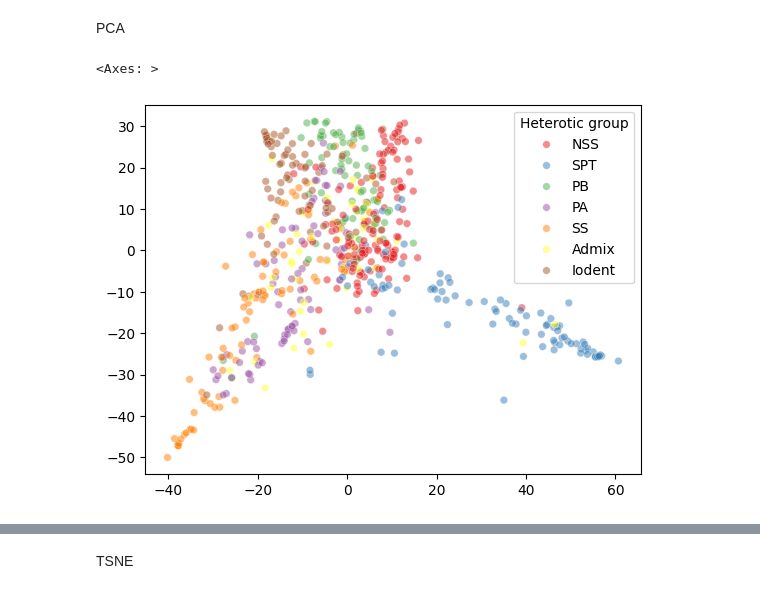
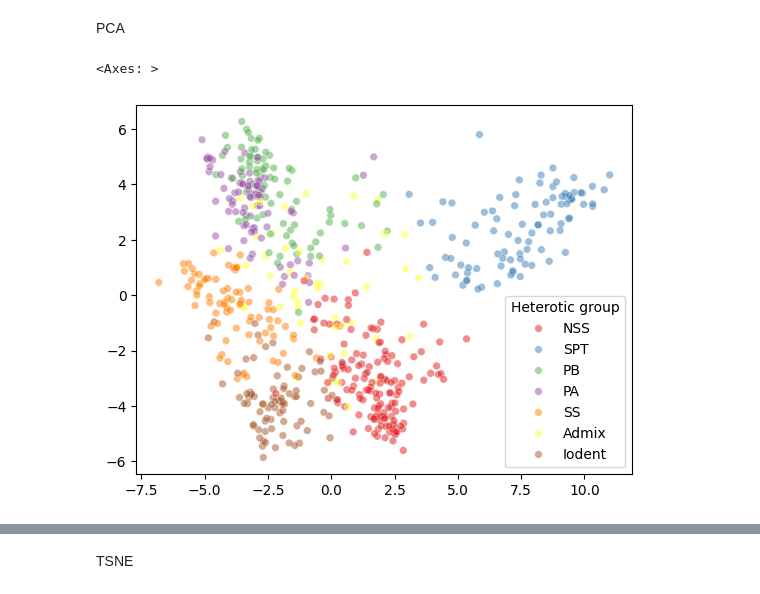
Before and after one commit to Polina1010123/phenoPredict, a Jupyter notebook: code/Catboost_new.ipynb, the cells around one changed output, grey strips where cells are left out. Saved outputs shown, nothing was run; the diff lists cells and outputs as text; code cells hidden in the pictures.

Commit message:
Update CatBoost model using only significant features and add cross-validation

```diff
--- a/code/Catboost_new.ipynb
+++ b/code/Catboost_new.ipynb
@@ -20,5 +20,5 @@ from sklearn.model_selection import train_test_split
 from catboost import CatBoostClassifier
 from sklearn.metrics import accuracy_score, precision_score, recall_score, f1_score, roc_auc_score
 # %%
-#data_snp_phenotype = pd.read_csv('../data/data_snp_phenotype_012.csv', sep=',')
-data_snp_phenotype = pd.read_pickle('/mnt/users/ib_2025/Corn_ML_project/data/012_recoded_X_subset_ib_2025.pkl.gz')
+data_snp_phenotype = pd.read_csv('../data/significant_features.csv', sep=',')
+#data_snp_phenotype = pd.read_pickle('/mnt/users/ib_2025/Corn_ML_project/data/012_recoded_X_subset_ib_2025.pkl.gz')
@@ -93,0 +44,4 @@ data_snp_phenotype_RobustScaler = RobustScaler().fit_transform(data_snp_phenotyp
+# %%
+# Divide the data into X as a data for learning models aka features and y as a data the model should predict aka target
+X = data_snp_phenotype.drop(columns=["Heterotic group"])
+y = data_snp_phenotype["Heterotic group"]  # гетерозисная группа
@@ -95,13 +92,13 @@ data_snp_phenotype_RobustScaler = RobustScaler().fit_transform(data_snp_phenotyp
 PCA
 # %%
 
-pca_StandardScaler = PCA()
+pca = PCA()
 
-principal_components_StandardScaler = pca_StandardScaler.fit_transform(data_snp_phenotype)
-sns.scatterplot(x=principal_components_StandardScaler[:, 0], y=principal_components_StandardScaler[:, 1], hue=heterotic_group, palette='Set1',
+principal_components = pca.fit_transform(X)
+sns.scatterplot(x=principal_components[:, 0], y=principal_components[:, 1], hue=y, palette='Set1',
     alpha=0.5,
     s=30
 )
 # %% [output]
 <Axes: >
-[figure, old version]
+[figure, new version]
```
Also changed, not shown: parts of 40 cells of this notebook.
